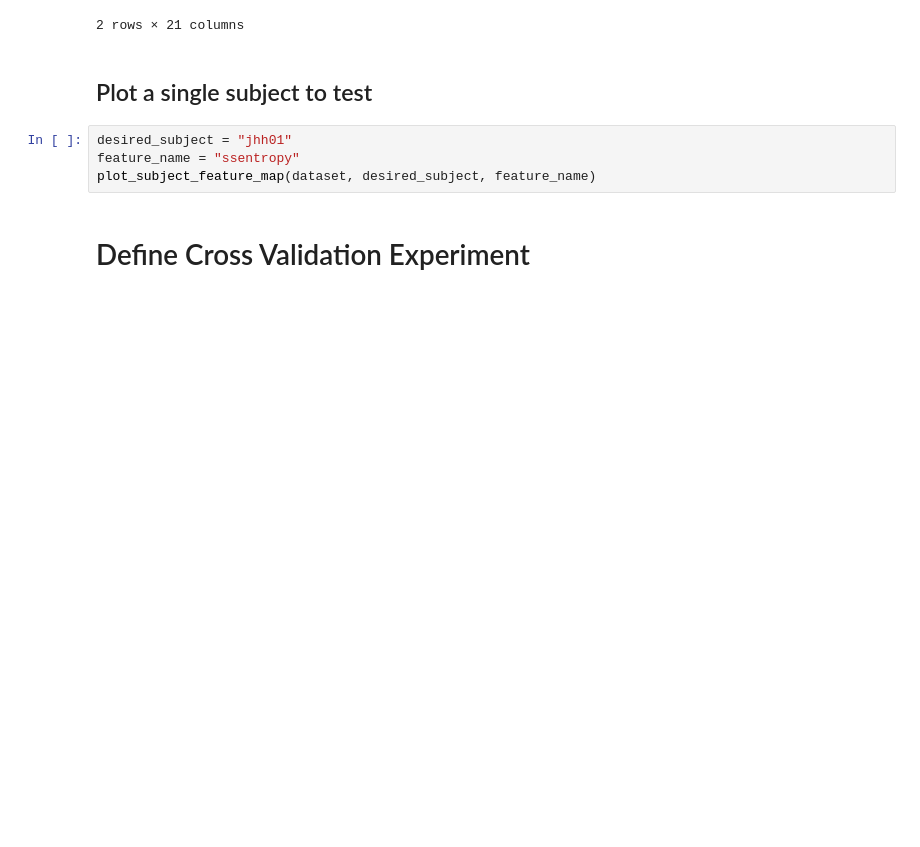
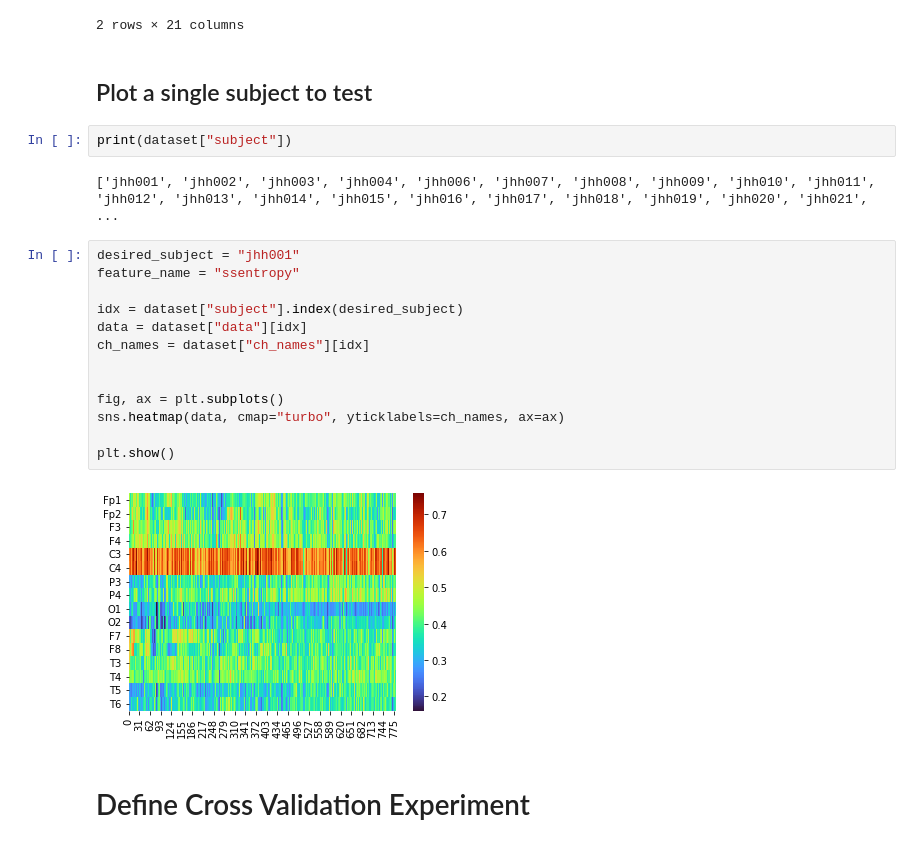
Before and after one commit to ncsl/episcalp, a Jupyter notebook: notebooks/cross_validation/epilepsy_classification.ipynb, the cells around one changed output. Cells and saved outputs as stored; diff of their text form; blank space fills up the shorter version.

```diff
--- a/notebooks/cross_validation/epilepsy_classification.ipynb
+++ b/notebooks/cross_validation/epilepsy_classification.ipynb
@@ -224,10 +260,25 @@ display(meta_df.head(2))
 2 rows × 21 columns
 # %% [markdown]
 ## Plot a single subject to test
-# %%
-desired_subject = "jhh01"
-feature_name = "ssentropy"
-plot_subject_feature_map(dataset, desired_subject, feature_name)
+# %%
+print(dataset["subject"])
+# %% [output]
+['jhh001', 'jhh002', 'jhh003', 'jhh004', 'jhh006', 'jhh007', 'jhh008', 'jhh009', 'jhh010', 'jhh011', 'jhh012', 'jhh013', 'jhh014', 'jhh015', 'jhh016', 'jhh017', 'jhh018', 'jhh019', 'jhh020', 'jhh021', ...
+# %%
+desired_subject = "jhh001"
+feature_name = "ssentropy"
+
+idx = dataset["subject"].index(desired_subject)
+data = dataset["data"][idx]
+ch_names = dataset["ch_names"][idx]
+
+
+fig, ax = plt.subplots()
+sns.heatmap(data, cmap="turbo", yticklabels=ch_names, ax=ax)
+
+plt.show()
+# %% [output]
+[figure, added]
 # %% [markdown]
 # Define Cross Validation Experiment
 # %%
```
Also changed, not shown: parts of 13 cells of this notebook, 2 other files.
